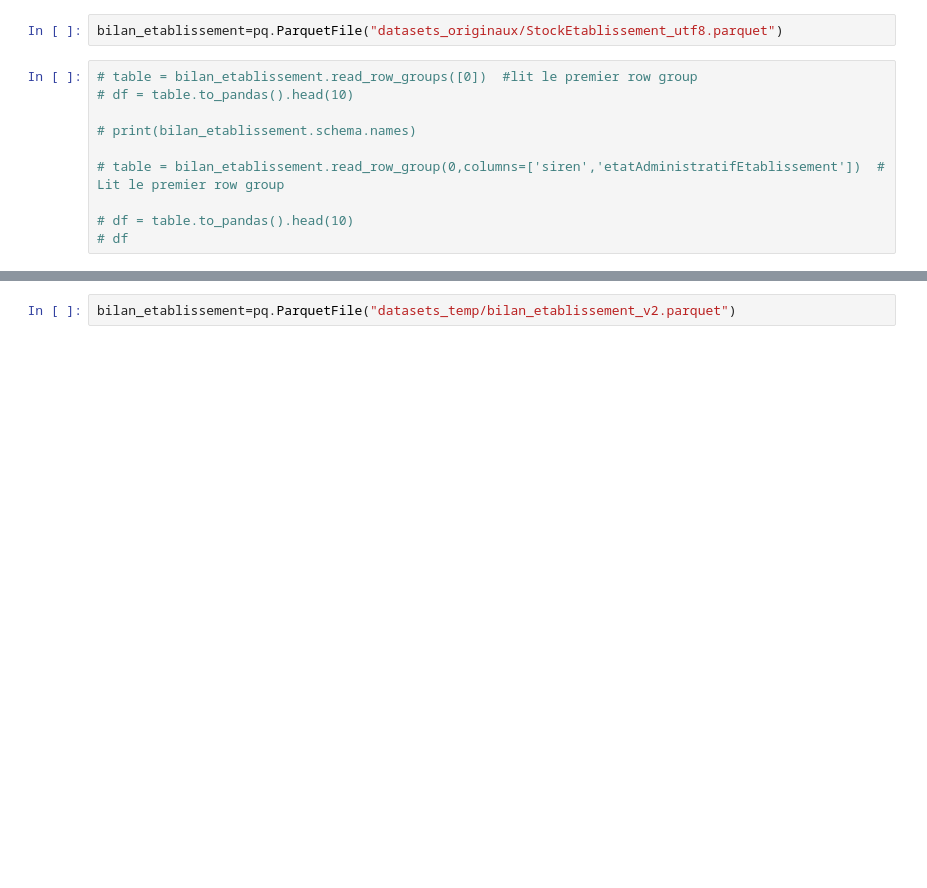
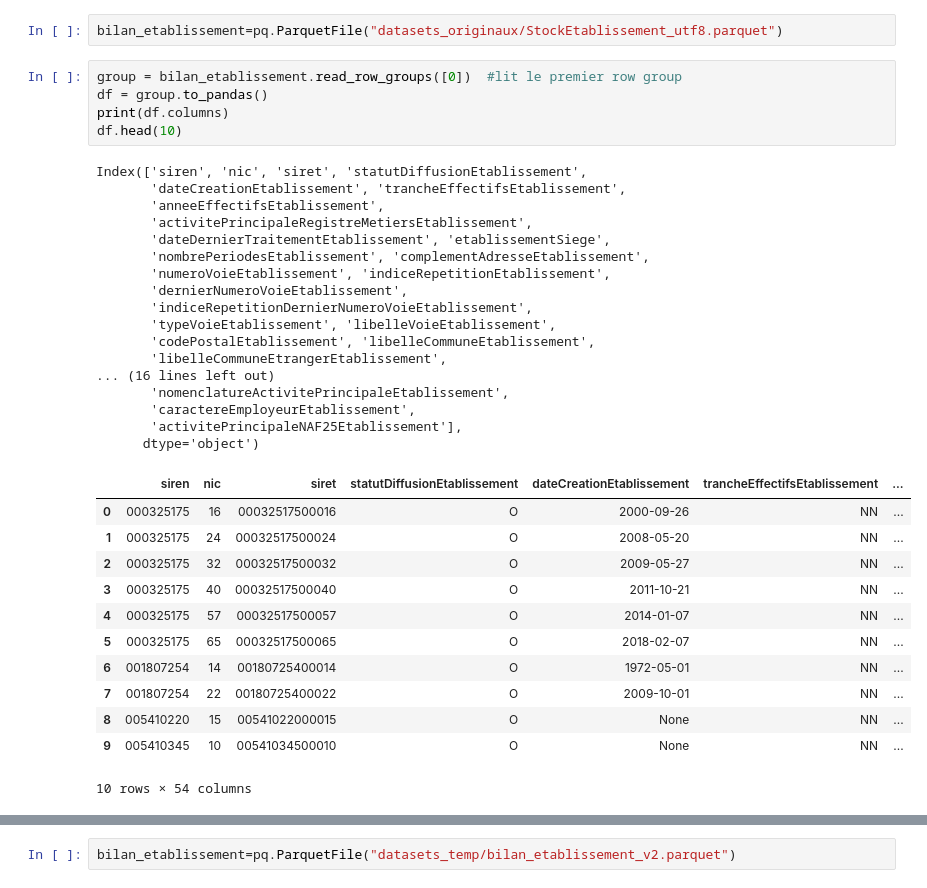
Before and after one commit to elizabeth-wolfsohn/startup_survival_prediction, a Jupyter notebook: data_preparation.ipynb, the cells around one changed output, grey strips where cells are left out. Cells and saved outputs as stored; diff of their text form; blank space fills up the shorter version.

```diff
--- a/data_preparation.ipynb
+++ b/data_preparation.ipynb
@@ -348,15 +393,40 @@ Gestion de fichier sur les données d'établissements (une entreprise peut avoir
 # %%
 bilan_etablissement=pq.ParquetFile("datasets_originaux/StockEtablissement_utf8.parquet")
 # %%
-# table = bilan_etablissement.read_row_groups([0])  #lit le premier row group
-# df = table.to_pandas().head(10)
-
-# print(bilan_etablissement.schema.names)
-
-# table = bilan_etablissement.read_row_group(0,columns=['siren','etatAdministratifEtablissement'])  # Lit le premier row group
-
-# df = table.to_pandas().head(10)
-# df
+group = bilan_etablissement.read_row_groups([0])  #lit le premier row group
+df = group.to_pandas()
+print(df.columns)
+df.head(10)
+# %% [output]
+Index(['siren', 'nic', 'siret', 'statutDiffusionEtablissement',
+       'dateCreationEtablissement', 'trancheEffectifsEtablissement',
+       'anneeEffectifsEtablissement',
+       'activitePrincipaleRegistreMetiersEtablissement',
+       'dateDernierTraitementEtablissement', 'etablissementSiege',
+       'nombrePeriodesEtablissement', 'complementAdresseEtablissement',
+       'numeroVoieEtablissement', 'indiceRepetitionEtablissement',
+       'dernierNumeroVoieEtablissement',
+       'indiceRepetitionDernierNumeroVoieEtablissement',
+       'typeVoieEtablissement', 'libelleVoieEtablissement',
+       'codePostalEtablissement', 'libelleCommuneEtablissement',
+       'libelleCommuneEtrangerEtablissement',
+... (16 lines left out)
+       'nomenclatureActivitePrincipaleEtablissement',
+       'caractereEmployeurEtablissement',
+       'activitePrincipaleNAF25Etablissement'],
+      dtype='object')
+|  | siren | nic | siret | statutDiffusionEtablissement | dateCreationEtablissement | trancheEffectifsEtablissement | ... |
+| 0 | 000325175 | 16 | 00032517500016 | O | 2000-09-26 | NN | ... |
+| 1 | 000325175 | 24 | 00032517500024 | O | 2008-05-20 | NN | ... |
+| 2 | 000325175 | 32 | 00032517500032 | O | 2009-05-27 | NN | ... |
+| 3 | 000325175 | 40 | 00032517500040 | O | 2011-10-21 | NN | ... |
+| 4 | 000325175 | 57 | 00032517500057 | O | 2014-01-07 | NN | ... |
+| 5 | 000325175 | 65 | 00032517500065 | O | 2018-02-07 | NN | ... |
+| 6 | 001807254 | 14 | 00180725400014 | O | 1972-05-01 | NN | ... |
+| 7 | 001807254 | 22 | 00180725400022 | O | 2009-10-01 | NN | ... |
+| 8 | 005410220 | 15 | 00541022000015 | O | None | NN | ... |
+| 9 | 005410345 | 10 | 00541034500010 | O | None | NN | ... |
+10 rows × 54 columns
 # %%
 #FILTRER (ON NE GARDE QUE LES SIRENS PRESENTES DANS LE DATASET DES DONNEES ADMINISTRATIVES)
 df_admin = pd.read_parquet("datasets_temp/bilan_admin_v4.parquet", columns=["siren"])
```
Also changed, not shown: parts of 69 cells of this notebook, 5 other files.
